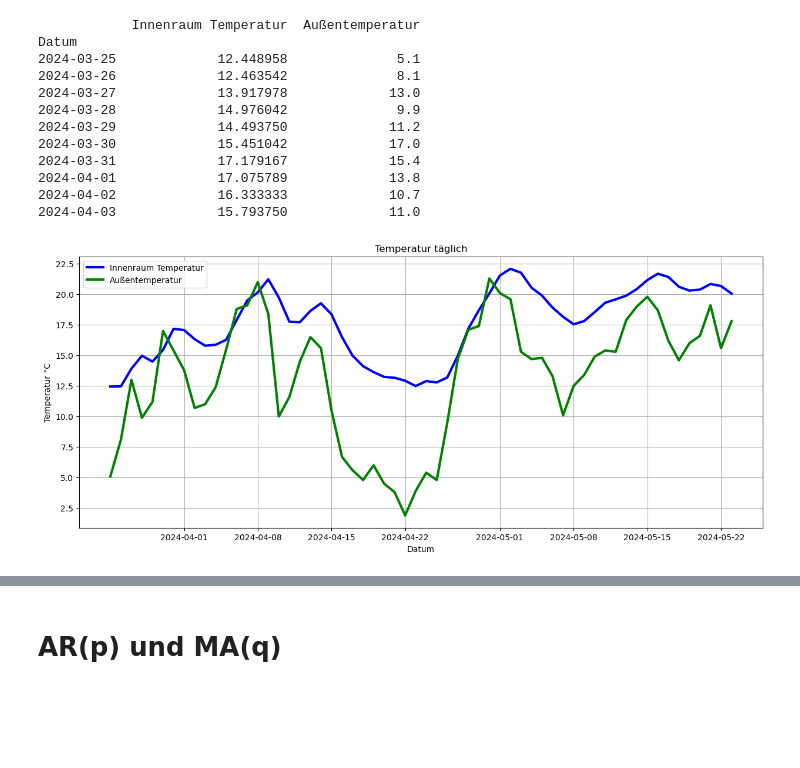
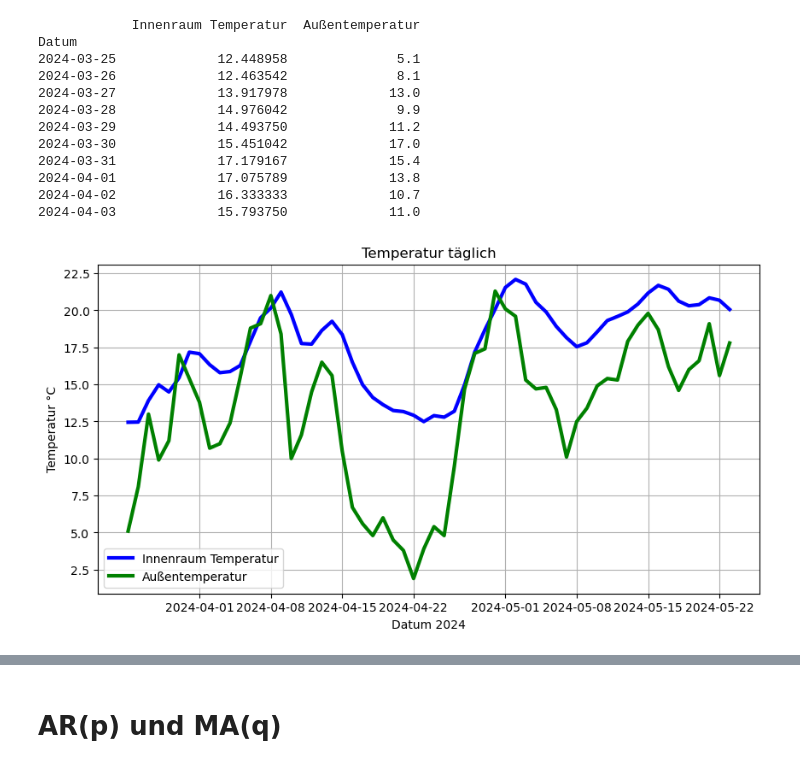
Before and after one commit to minthgreen/BA_Codes, a Jupyter notebook: ARIMAX_T_TER.ipynb, the cells around one changed output, grey strips where cells are left out. Saved outputs shown, nothing was run; the diff lists cells and outputs as text; code cells hidden in the pictures; blank space fills up the shorter version.

```diff
--- a/ARIMAX_T_TER.ipynb
+++ b/ARIMAX_T_TER.ipynb
@@ -15,6 +16,9 @@ from statsmodels.tsa.stattools import acf, pacf
 from sklearn.metrics import mean_absolute_error, mean_squared_error
 from pylab import rcParams
 from pandas.plotting import autocorrelation_plot
+# %%
+# Standardgröße für alle Plots festlegen
+plt.rcParams['figure.figsize'] = (10, 5)
 # %% [markdown]
 # Sensordaten Temperatur einlesen
 # %%
@@ -141,16 +144,15 @@ Datum
 2024-04-02             16.333333             10.7
 2024-04-03             15.793750             11.0
 # %%
-plt.figure(figsize=(15, 6))
 plt.plot(daily_avg.index, daily_avg['Innenraum Temperatur'], linewidth=3,c='blue', label='Innenraum Temperatur')
 plt.plot(outdoor_data.index, outdoor_data['Außentemperatur'], linewidth=3,c='green', label='Außentemperatur')
 
 plt.title("Temperatur täglich")
-plt.xlabel("Datum")
+plt.xlabel("Datum 2024")
 plt.ylabel("Temperatur °C")
 
 plt.grid(True)
 plt.legend()
 plt.show()
 # %% [output]
-[figure, old version]
+[figure, new version]
```
Also changed, not shown: parts of 18 cells of this notebook, 1 other file.
